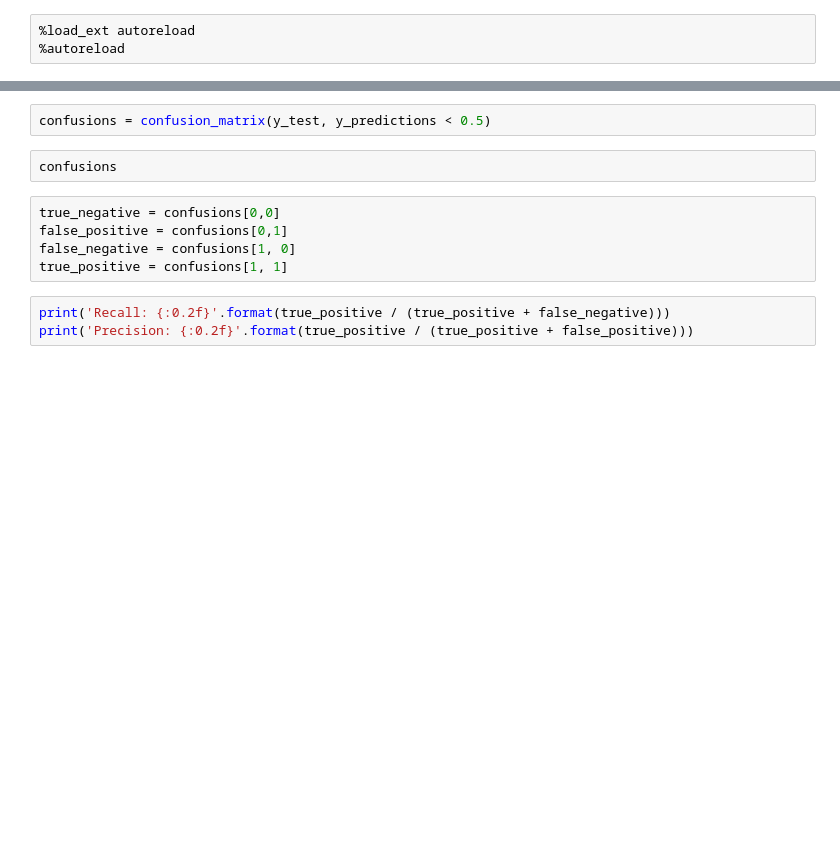
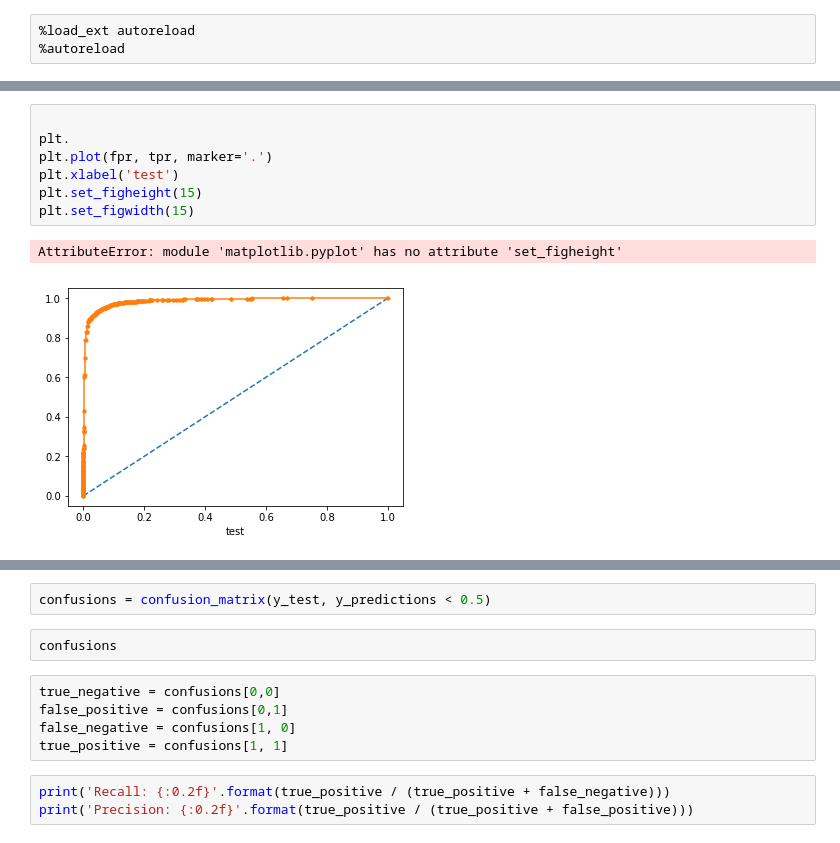
Before and after one commit to t-potts/NLP-with-Amazon-reviews, a Jupyter notebook: basic_prediction.ipynb, the cells around one changed output, grey strips where cells are left out. Drawn from its saved outputs; the diff is of its cells as text; blank space fills up the shorter version.

```diff
--- a/basic_prediction.ipynb
+++ b/basic_prediction.ipynb
@@ -49,0 +74,10 @@ listdir('jsons_full_test')[0]
+# %%
+
+plt.
+plt.plot(fpr, tpr, marker='.')
+plt.xlabel('test')
+plt.set_figheight(15)
+plt.set_figwidth(15)
+# %% [output]
+AttributeError: module 'matplotlib.pyplot' has no attribute 'set_figheight'
+[figure, added]
```
Also changed, not shown: parts of 29 cells of this notebook.
